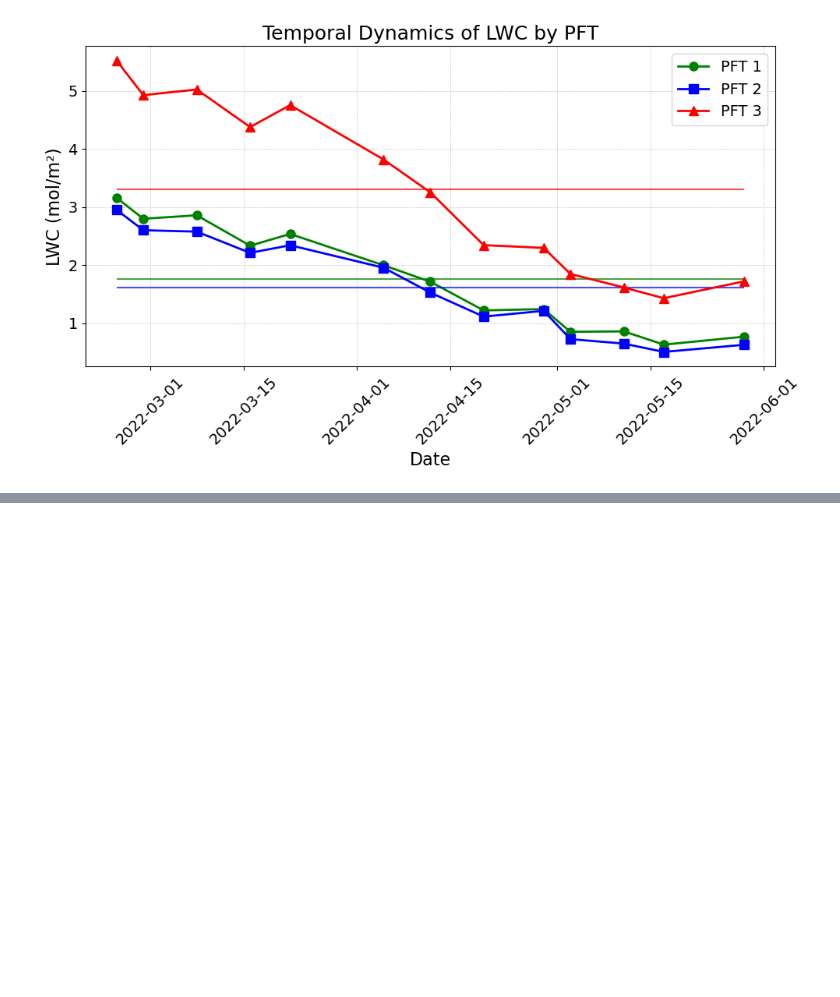
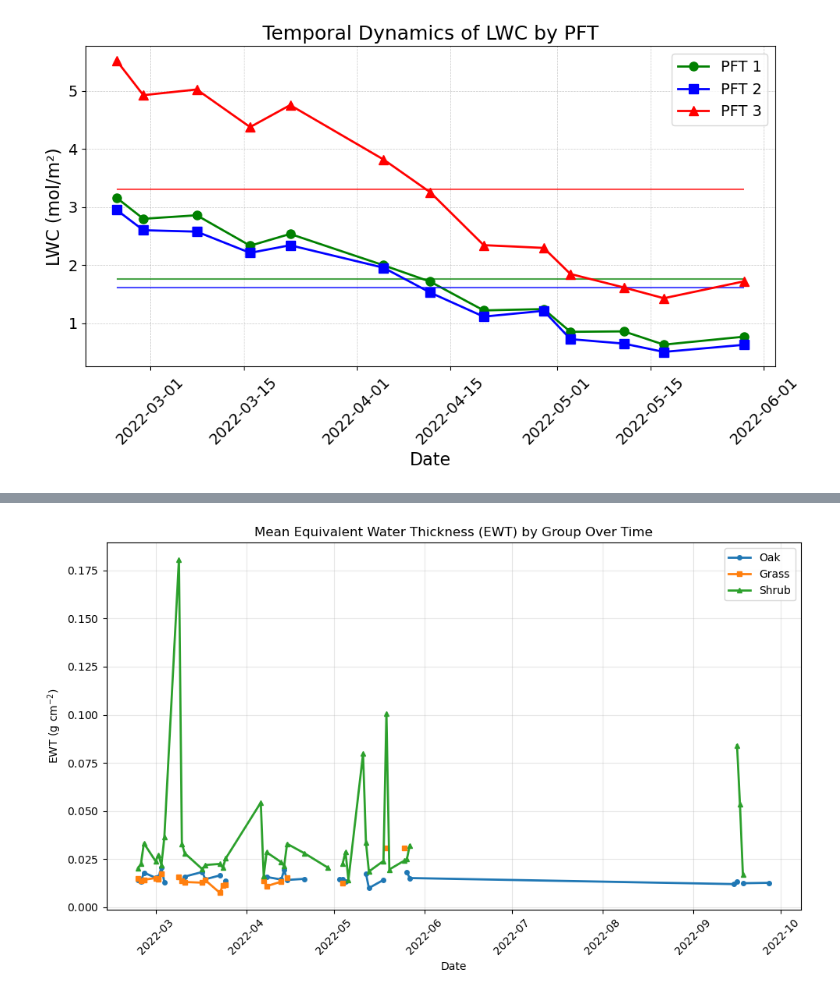
Before and after one commit to braghiere/shift_dangermond_trait, a Jupyter notebook: notebooks/plt_lwc_gifs_fit_lai_ci.ipynb, the cells around one changed output, grey strips where cells are left out. Drawn from its saved outputs; the diff is of its cells as text; code cells hidden in the pictures; blank space fills up the shorter version.

```diff
--- a/notebooks/plt_lwc_gifs_fit_lai_ci.ipynb
+++ b/notebooks/plt_lwc_gifs_fit_lai_ci.ipynb
@@ -1909,0 +1938,82 @@ Plot created successfully with mean LMA values.
+# %%
+import pandas as pd
+import numpy as np
+import matplotlib.pyplot as plt
+from matplotlib.ticker import ScalarFormatter
+
+# --- file path ---
+csv_file = '/home/renatob/data/FluoData1/aviris_dangermond/traits/orders/b74733107ab240e64f230e7bb4bfce48/SHIFT_Leaf_Traits_Chl_SB_CA/data/SHIFT_Leaf_Traits_LMA_LWC_Chl.csv'
+
+# --- load & clean ---
+df = pd.read_csv(csv_file)
+df['sample_date'] = pd.to_datetime(df['sample_date'])
+
+# force numeric and set sentinel -9999 to NaN
+for col in ['LWC', 'LMA']:
+    df[col] = pd.to_numeric(df[col], errors='coerce')
+df.replace(-9999, np.nan, inplace=True)
+
+# keep sensible rows
+df = df[(df['LWC'].between(0, 100, inclusive='both')) & (df['LMA'] > 0)].copy()
+
+# --- convert to EWT (g·cm^-2) ---
+# EWT_g_m2 = LMA * (f / (1 - f)), where f = LWC/100
+f = df['LWC'] / 100.0
+ewt_g_m2 = df['LMA'] * (f / (1.0 - f))
+df['EWT_g_cm2'] = ewt_g_m2 / 1e4  # m^2 -> cm^2
+
+# --- classify to Oak / Grass / Shrub ---
+def classify_pft(name: str) -> str:
+    s = str(name).lower()
+
+    oak_terms = ['quercus', 'notholithocarpus']  # oaks incl. tanoak
+    grass_terms = [
+        'annual grass', 'avena', 'bromus', 'stipa', 'elymus',
+        'hordeum', 'muhlenbergia', 'elymus', 'elymus', 'elymus',
+        'elymus condensatus', 'elymus triticoides', 'elymus glaucus',
+        'stipa pulchra', 'elymus glaucus', 'elymus', 'elymus',
+        'elymus condensatus', 'hordeum murinum', 'elymus triticoides',
+        'elymus', 'distichlis', 'elymus', 'elymus'
+    ]
+    # treat graminoids as "grasses" for this coarse PFT split
+    graminoid_terms = ['carex', 'juncus', 'eleocharis']
+
+    if any(t in s for t in oak_terms):
+        return 'Oak'
+    if any(t in s for t in grass_terms + graminoid_terms):
+        return 'Grass'
+    return 'Shrub'  # shrubs + other woody/non-oak taxa
+
+df['Group'] = df['species_or_type'].apply(classify_pft)
+
+# --- aggregate: daily mean EWT by group ---
+mean_by_day = (df
+               .groupby(['sample_date', 'Group'])['EWT_g_cm2']
+               .mean()
+               .reset_index())
+pivot = mean_by_day.pivot(index='sample_date', columns='Group', values='EWT_g_cm2') \
+                   .sort_index()
+
+# --- plot ---
+plt.figure(figsize=(10, 6))
+for group, style in zip(['Oak', 'Grass', 'Shrub'],
+                        ['-o', '-s', '-^']):
+    if group in pivot.columns:
+        plt.plot(pivot.index, pivot[group], style, label=group, linewidth=2, ms=4)
+
+plt.title('Mean Equivalent Water Thickness (EWT) by Group Over Time')
+plt.xlabel('Date')
+plt.ylabel('EWT (g cm$^{-2}$)')
+plt.grid(True, alpha=0.3)
+plt.legend()
+
+# scientific notation on y-axis (values are small)
+ax = plt.gca()
+ax.yaxis.set_major_formatter(ScalarFormatter(useMathText=True))
+ax.ticklabel_format(axis='y', style='sci', scilimits=(-2, 2))
+
+plt.xticks(rotation=45)
+plt.tight_layout()
+plt.show()
+# %% [output]
+[figure, added]
```
Also changed, not shown: parts of 12 cells of this notebook, 35 other files.
